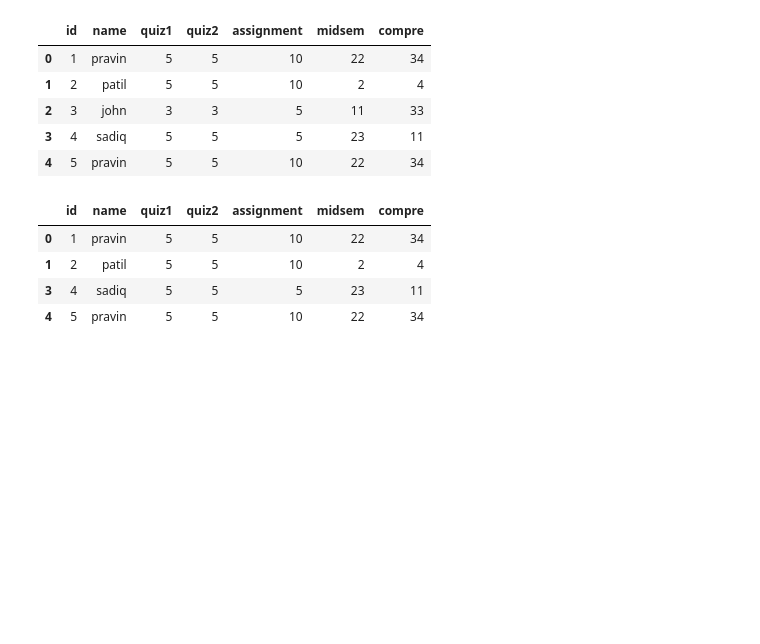
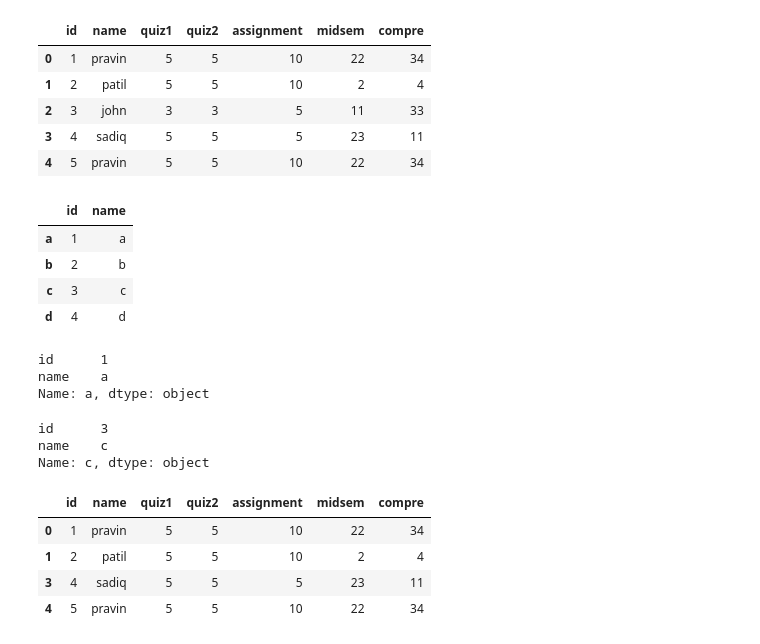
Before and after one commit to Prashanth-K-Narasimhan/DataScience-Python, a Jupyter notebook: NoteBooks/Lecture Notebooks/Lecture_5.ipynb, the cells around one changed output. Cells and saved outputs as stored; diff of their text form; code cells hidden in the pictures; blank space fills up the shorter version.

```diff
--- a/NoteBooks/Lecture Notebooks/Lecture_5.ipynb
+++ b/NoteBooks/Lecture Notebooks/Lecture_5.ipynb
@@ -323,6 +364,31 @@ df
 | 2 | 3 | john | 3 | 3 | 5 | 11 | 33 |
 | 3 | 4 | sadiq | 5 | 5 | 5 | 23 | 11 |
 | 4 | 5 | pravin | 5 | 5 | 10 | 22 | 34 |
+# %%
+dicc = { "id" : [1,2,3,4], "name" : ["a","b","c","d"] }
+# %%
+dfff = pd.DataFrame(dicc, index=['a','b','c','d'])
+# %%
+dfff
+# %% [output]
+|  | id | name |
+| a | 1 | a |
+| b | 2 | b |
+| c | 3 | c |
+| d | 4 | d |
+# %%
+dfff.loc['a'] # works on row id.
+# %% [output]
+id      1
+name    a
+Name: a, dtype: object
+# %%
+# dfff.loc[1]
+dfff.iloc[2]  # works on index
+# %% [output]
+id      3
+name    c
+Name: c, dtype: object
 # %%
 df[df["quiz1"] > 3]
 # %% [output]
```
Also changed, not shown: parts of 18 cells of this notebook, 14 other files.
